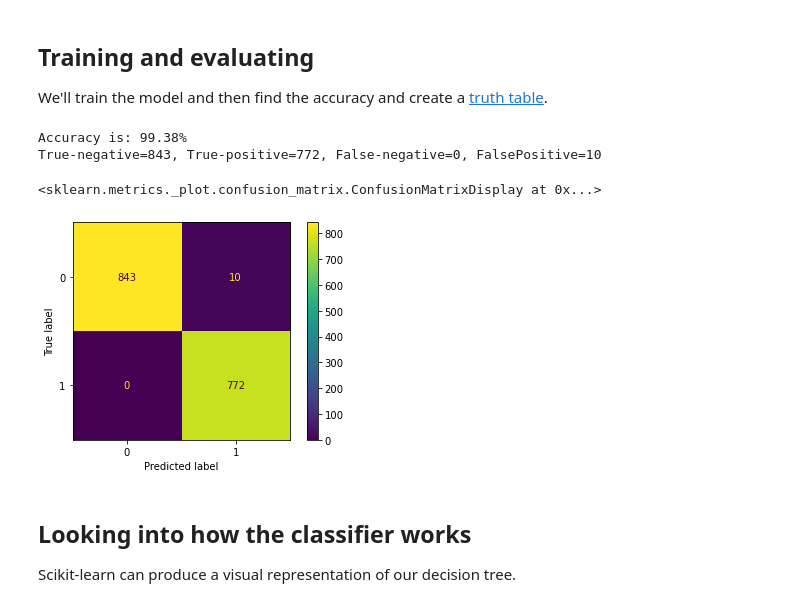
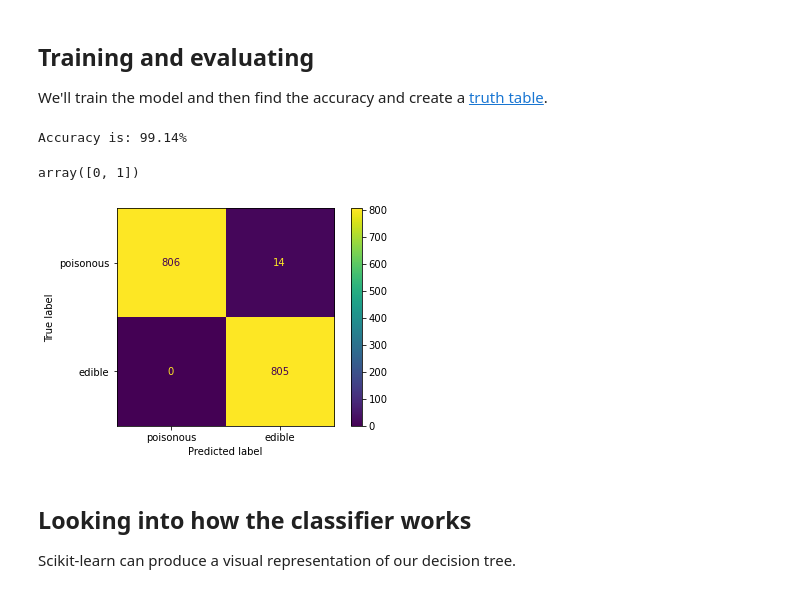
Before and after one commit to rjzak/cmsc-210, a Jupyter notebook: cmsc_210/examples/lecture_27/notebooks/DecisionTreeClassification.ipynb, the cells around one changed output. Saved outputs shown, nothing was run; the diff lists cells and outputs as text; code cells hidden in the pictures.

```diff
--- a/cmsc_210/examples/lecture_27/notebooks/DecisionTreeClassification.ipynb
+++ b/cmsc_210/examples/lecture_27/notebooks/DecisionTreeClassification.ipynb
@@ -80,3 +59,18 @@ features_train, features_test, labels_train, labels_test = train_test_split(feat
+# %%
+from sklearn.model_selection import train_test_split
+from sklearn.preprocessing import LabelEncoder
+
+encoder = LabelEncoder()
+
+numeric_mushroom_dataframe = mushroom_dataframe.apply(encoder.fit_transform)
+# %%
+train, test = train_test_split(numeric_mushroom_dataframe, test_size=0.2, random_state=1)
+
+training_set_features = train.drop("poisonous", axis=1)
+traing_set_labels = train.poisonous
+
+test_set_features = test.drop("poisonous", axis=1)
+test_set_lables = test.poisonous
 # %% [markdown]
 ## Training and evaluating
 
@@ -84,22 +78,21 @@ We'll train the model and then find the accuracy and create a [truth table](http
 # %%
 from sklearn.metrics import accuracy_score, confusion_matrix, ConfusionMatrixDisplay
 from sklearn.tree import DecisionTreeClassifier
 
 classifier = DecisionTreeClassifier(max_depth=5)
-classifier.fit(features_train, labels_train)
-predictions = classifier.predict(features_test)
-print("Accuracy is: {:.2f}%".format(accuracy_score(labels_test, predictions) * 100))
-tn, fp, fn, tp = confusion_matrix(labels_test, predictions).ravel()
-print(f"True-negative={tn}, True-positive={tp}, False-negative={fn}, FalsePositive={fp}")
+classifier.fit(training_set_features, traing_set_labels)
 
-cm = confusion_matrix(labels_test, predictions)
-disp = ConfusionMatrixDisplay(confusion_matrix=cm, display_labels=classifier.classes_)
+predictions = classifier.predict(test_set_features)
+print("Accuracy is: {:.2f}%".format(accuracy_score(test_set_lables, predictions) * 100))
+
+cm = confusion_matrix(test_set_lables, predictions)
+disp = ConfusionMatrixDisplay(confusion_matrix=cm, display_labels=["poisonous", "edible"])
 disp.plot()
+classifier.classes_
 # %% [output]
-Accuracy is: 99.38%
-True-negative=843, True-positive=772, False-negative=0, FalsePositive=10
+Accuracy is: 99.14%
-<sklearn.metrics._plot.confusion_matrix.ConfusionMatrixDisplay at 0x...>
+array([0, 1])
-[figure, old version]
+[figure, new version]
 # %% [markdown]
 ## Looking into how the classifier works
 
```
Also changed, not shown: parts of 9 cells of this notebook, 13 other files.
